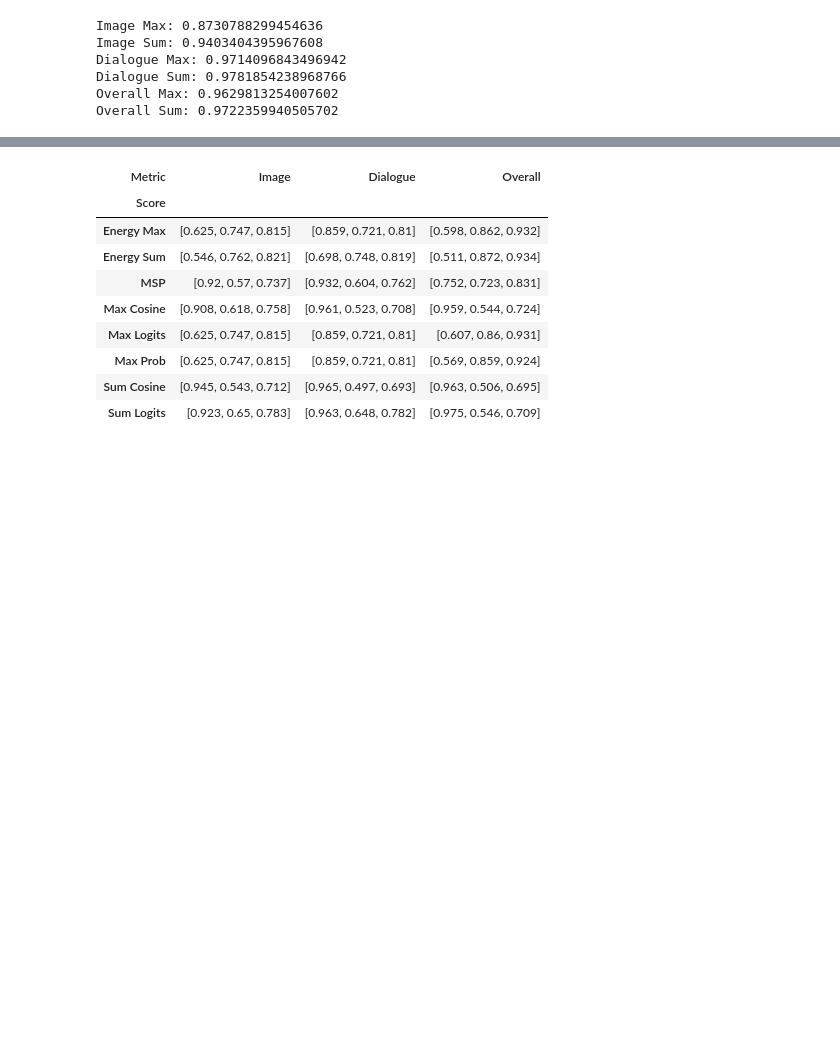
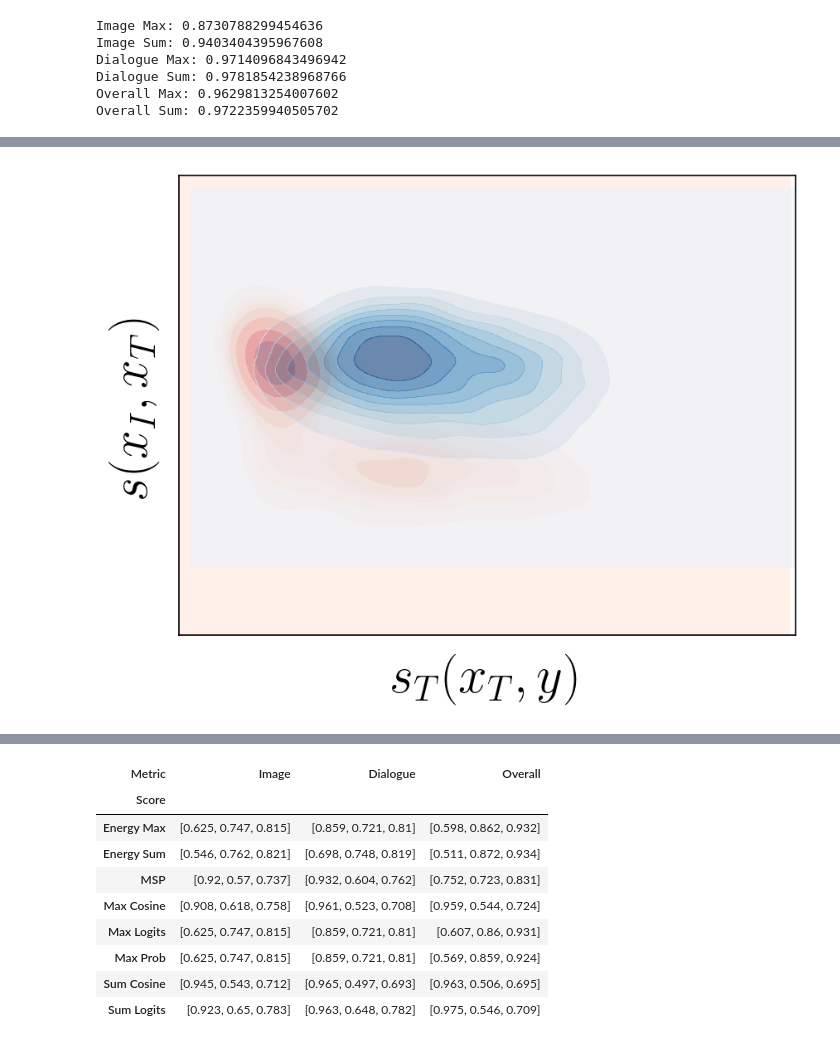
Before and after one commit to wfyitf/multimodal_ood, a Jupyter notebook: notebooks/clip_qa.ipynb, the cells around one changed output, grey strips where cells are left out. Cells and saved outputs as stored; diff of their text form; code cells hidden in the pictures; blank space fills up the shorter version.

Commit message:
Add for plots

```diff
--- a/notebooks/clip_qa.ipynb
+++ b/notebooks/clip_qa.ipynb
@@ -722,0 +277,6 @@ plt.show()
+# %%
+import importlib
+importlib.reload(plot_figure)
+plot_figure.plot_kde_joint_distribution(df_test, score_type, type, mode)
+# %% [output]
+[figure, added]
```
Also changed, not shown: parts of 26 cells of this notebook, 1 other file.
